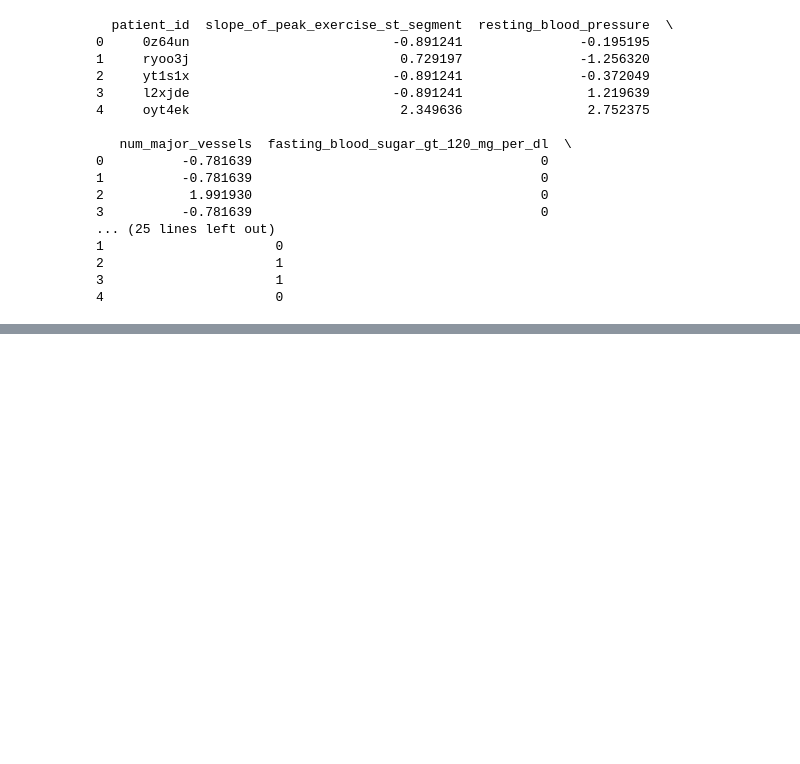
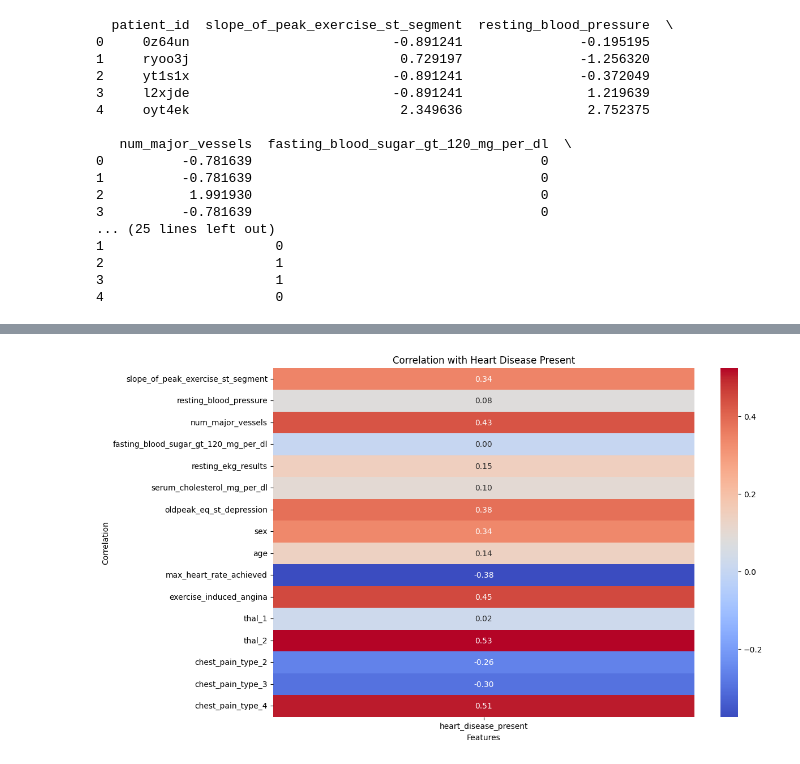
Before and after one commit to isahaq777/My_Projects, a Jupyter notebook: Data_Science_Projects/Heart_Disease_Predication/Heart_disease_Predication.ipynb, the cells around one changed output, grey strips where cells are left out. Cells and saved outputs as stored; diff of their text form; code cells hidden in the pictures; blank space fills up the shorter version.

```diff
--- a/Data_Science_Projects/Heart_Disease_Predication/Heart_disease_Predication.ipynb
+++ b/Data_Science_Projects/Heart_Disease_Predication/Heart_disease_Predication.ipynb
@@ -752,0 +550,32 @@ ROC AUC Score: 0.8759398496240602
+# %%
+import pandas as pd
+import matplotlib.pyplot as plt
+import seaborn as sns
+from sklearn.preprocessing import LabelEncoder
+
+warnings.filterwarnings('ignore')
+
+# Assuming df_val is your original dataframe
+
+# Remove patient_id column
+df_val = df_val.drop('patient_id', axis=1)
+
+# Encode non-numeric columns before correlation calculation
+categorical_cols = [col for col in df_val.columns if df_val[col].dtype != np.number]
+encoder = LabelEncoder()
+
+for col in categorical_cols:
+  df_val[col] = encoder.fit_transform(df_val[col])
+
+# Calculate correlation matrix, focusing on 'heart_disease_present'
+corr_matrix = df_val.corr()['heart_disease_present'].drop('heart_disease_present')
+
+# Create a heatmap with 'heart_disease_present' as the focus
+plt.figure(figsize=(12, 8))
+sns.heatmap(corr_matrix.to_frame(), annot=True, fmt='.2f', cmap='coolwarm')
+plt.title('Correlation with Heart Disease Present')
+plt.xlabel('Features')
+plt.ylabel('Correlation')
+plt.show()
+# %% [output]
+[figure, added]
```
Also changed, not shown: parts of 15 cells of this notebook, 1 other file.
